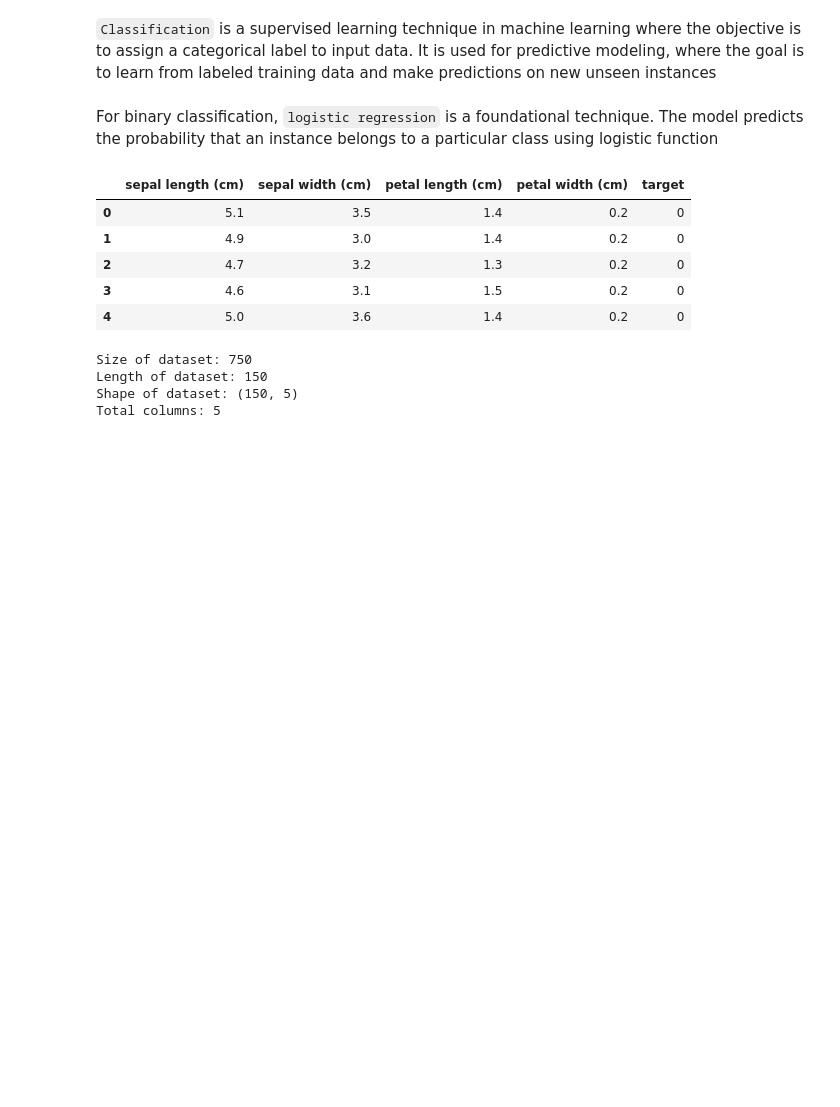
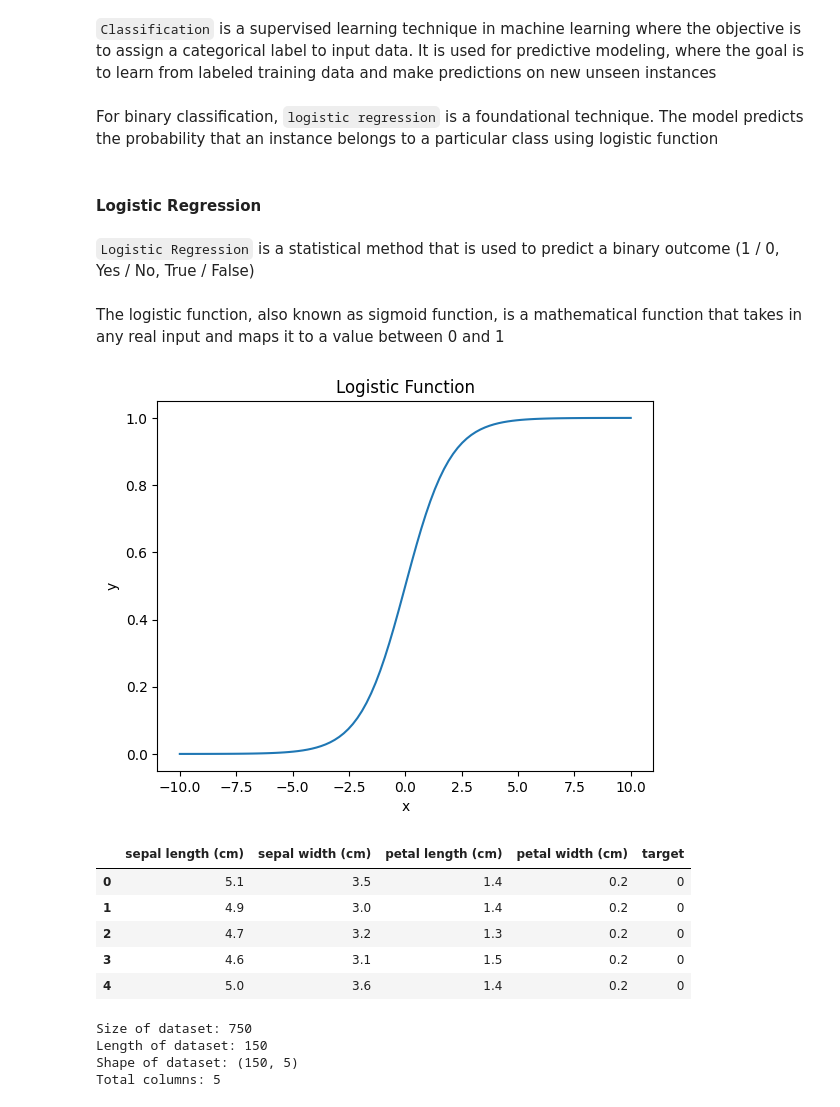
Before and after one commit to mmaazkhanhere/genai-learning-repo, a Jupyter notebook: machine-learning-course/course.ipynb, the cells around one changed output. Cells and saved outputs as stored; diff of their text form; code cells hidden in the pictures; blank space fills up the shorter version.

Commit message:
logistic regressor done

```diff
--- a/machine-learning-course/course.ipynb
+++ b/machine-learning-course/course.ipynb
@@ -290,6 +295,31 @@ The model doesn't perform well
 `Classification` is a supervised learning technique in machine learning where the objective is to assign a categorical label to input data. It is used for predictive modeling, where the goal is to learn from labeled training data and make predictions on new unseen instances
 # %% [markdown]
 For binary classification, `logistic regression` is a foundational technique. The model predicts the probability that an instance belongs to a particular class using logistic function
+# %% [markdown]
+#### Logistic Regression
+# %% [markdown]
+`Logistic Regression` is a statistical method that is used to predict a binary outcome (1 / 0, Yes / No, True / False)
+# %% [markdown]
+The logistic function, also known as sigmoid function, is a mathematical function that takes in any real input and maps it to a value between 0 and 1
+# %%
+def logistic_function(x):
+    """
+    Logistic function
+    :param x: input
+    :return: output
+    """
+    return 1 / (1 + np.exp(-x))
+# %%
+x = np.linspace(-10, 10, 100)
+y = logistic_function(x)
+
+plt.plot(x, y)
+plt.xlabel('x')
+plt.ylabel('y')
+plt.title('Logistic Function')
+plt.show()
+# %% [output]
+[figure, added]
 # %%
 iris = load_iris()
 df = pd.DataFrame(data= iris.data, columns=iris.feature_names)
```
Also changed, not shown: parts of 27 cells of this notebook, 1 other file.
